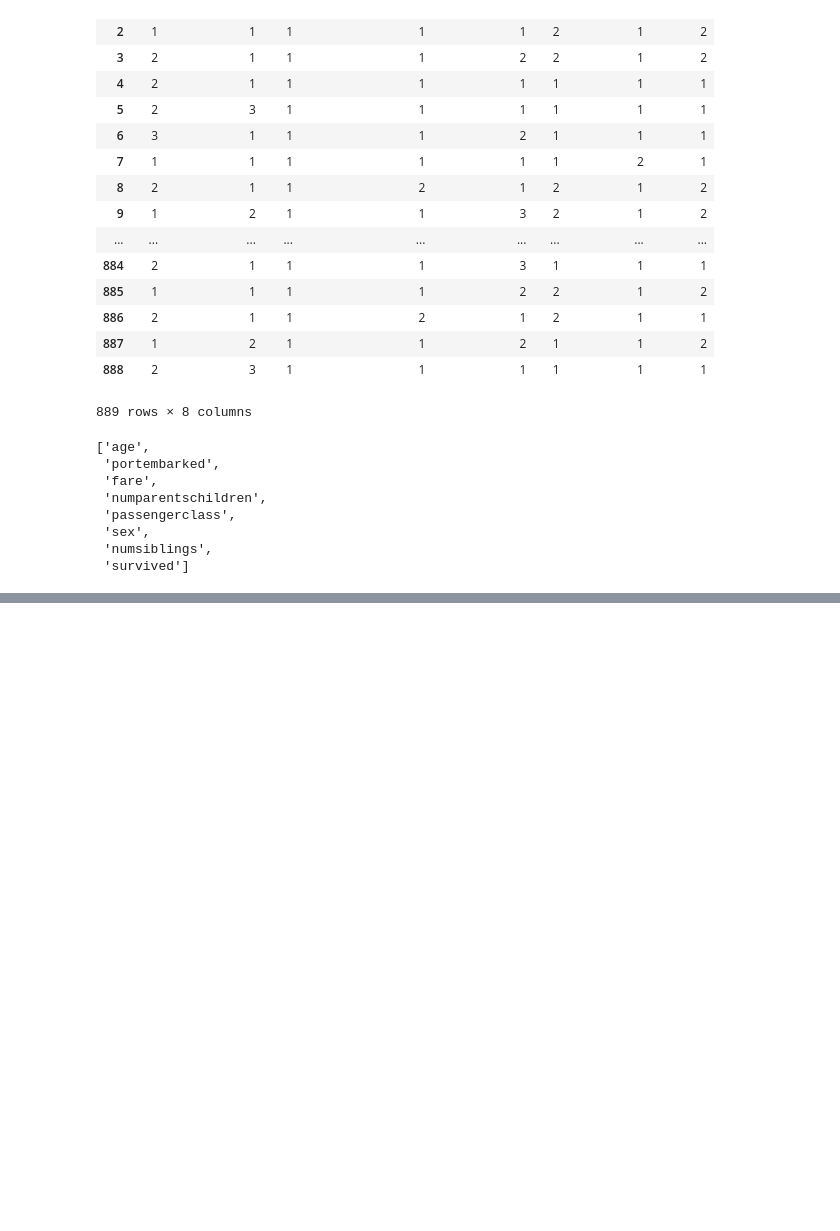
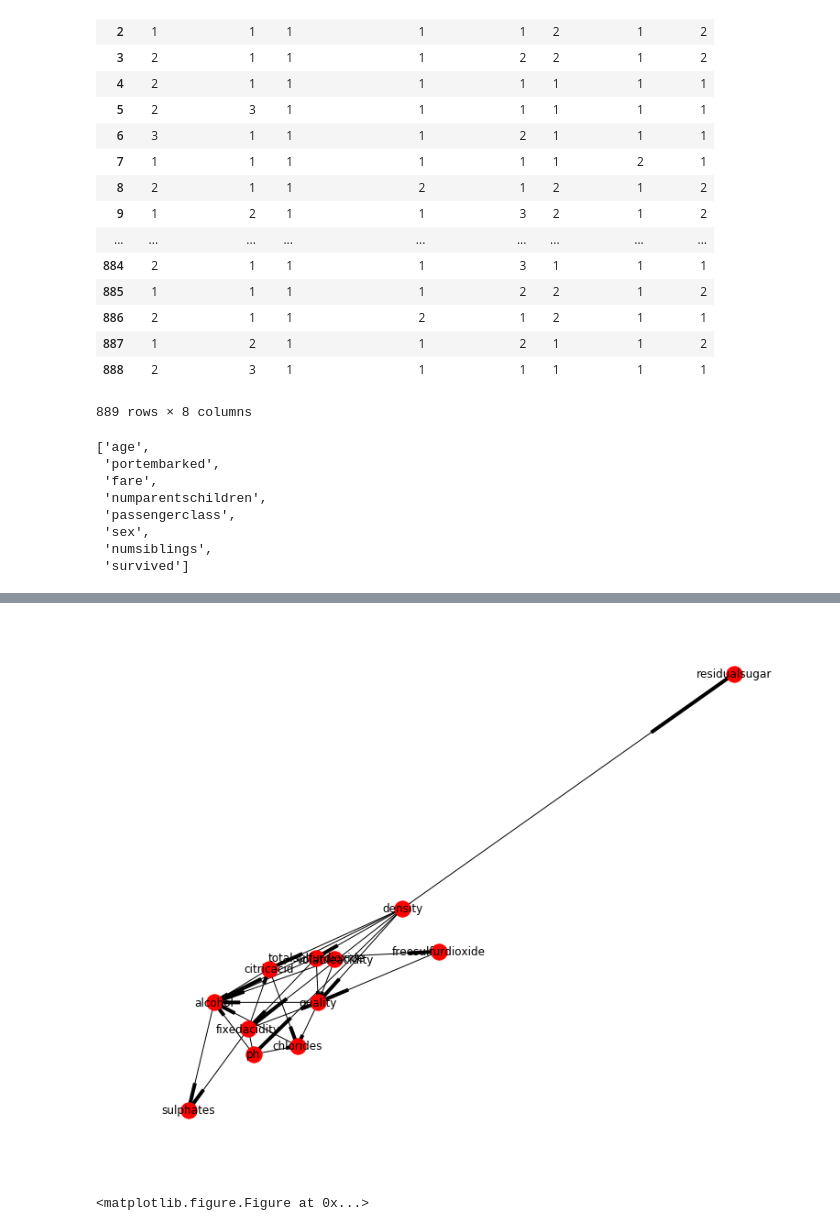
Before and after one commit to christydennison/cs229, a Jupyter notebook: project1.ipynb, the cells around one changed output, grey strips where cells are left out. Drawn from its saved outputs; the diff is of its cells as text; code cells hidden in the pictures; blank space fills up the shorter version.

```diff
--- a/project1.ipynb
+++ b/project1.ipynb
@@ -194,0 +148,9 @@ print(best_score)
+# %%
+mediumDf = pandas.read_csv('medium.csv')
+mg = initialize(mediumDf)
+print(bayes_score(mg, mediumDf))
+
+k2mg, best_score = k2(mg, mediumDf, 2)
+
+print(best_score)
+print(bayes_score(k2mg, mediumDf))
@@ -227,0 +202,7 @@ y: (99,)
+# %%
+nx.draw(k2mg, with_labels=True)
+plt.show()
+plt.savefig("medium.png")
+# %% [output]
+[figure, added]
+<matplotlib.figure.Figure at 0x...>
```
Also changed, not shown: parts of 17 cells of this notebook, 4 other files.
